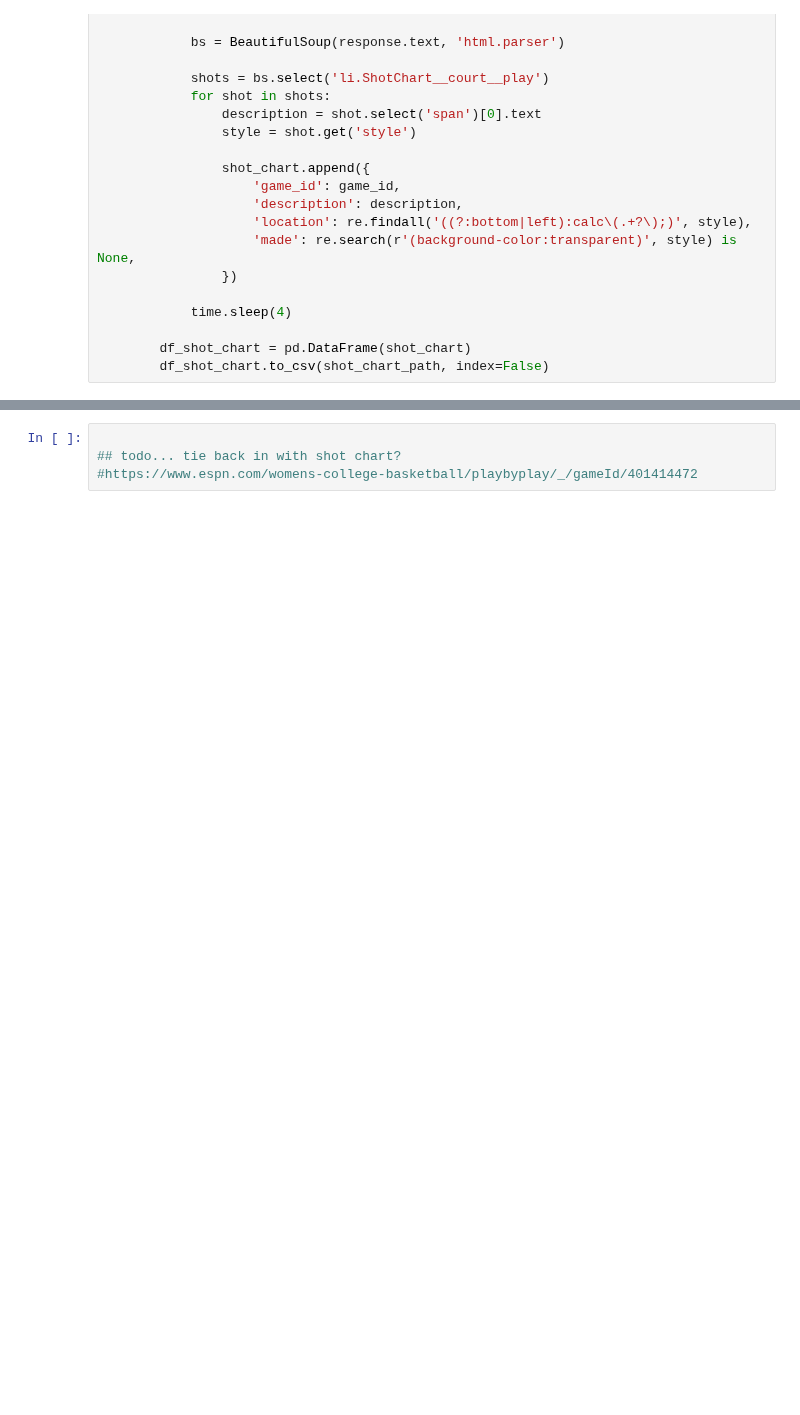
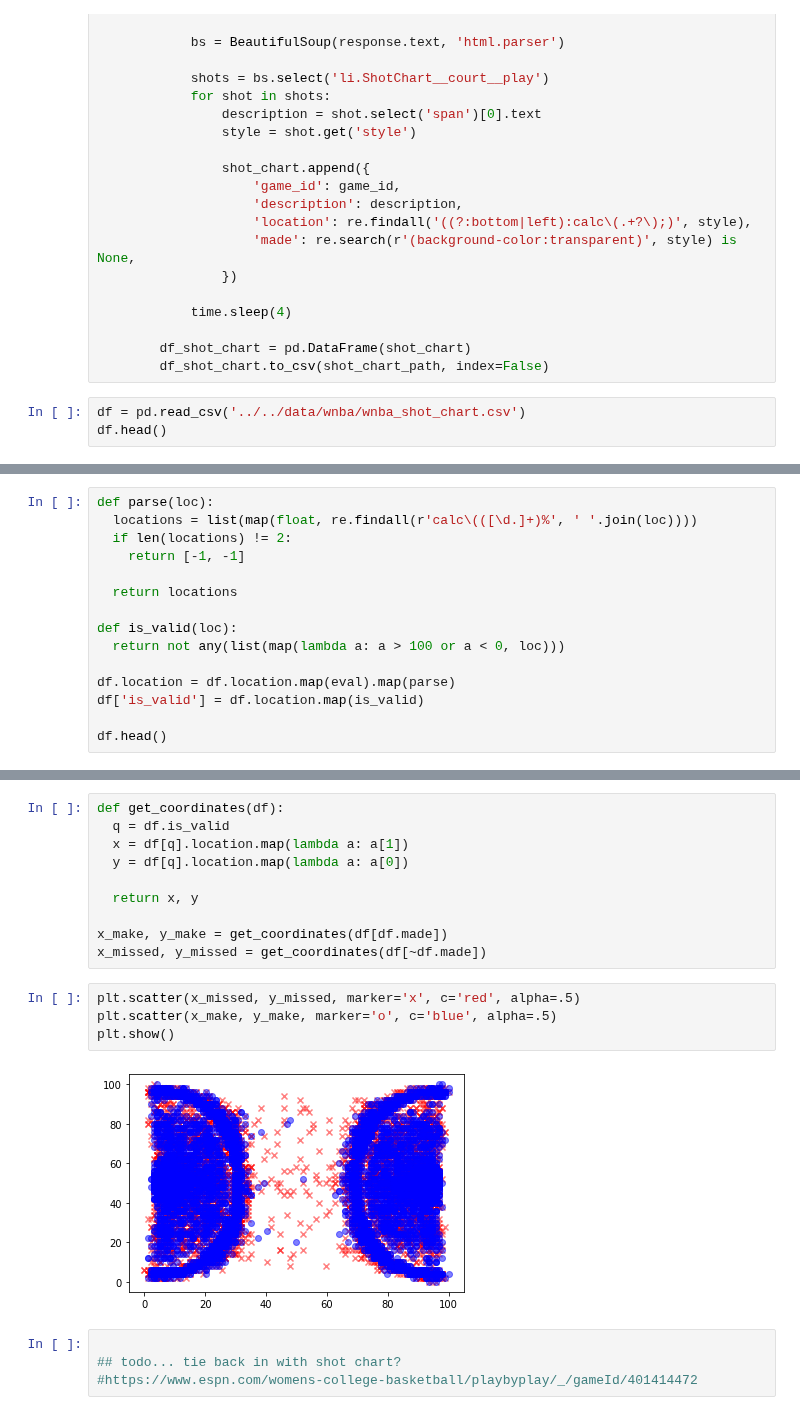
Before and after one commit to dpasse/monte, a Jupyter notebook: workspace/wncaa/teams.ipynb, the cells around one changed output, grey strips where cells are left out. Saved outputs shown, nothing was run; the diff lists cells and outputs as text; blank space fills up the shorter version.

```diff
--- a/workspace/wncaa/teams.ipynb
+++ b/workspace/wncaa/teams.ipynb
@@ -270,3 +271,6 @@ for option in parsing_options:
 
         df_shot_chart = pd.DataFrame(shot_chart)
         df_shot_chart.to_csv(shot_chart_path, index=False)
+# %%
+df = pd.read_csv('../../data/wnba/wnba_shot_chart.csv')
+df.head()
@@ -272,0 +284,15 @@ for option in parsing_options:
+# %%
+def parse(loc):
+  locations = list(map(float, re.findall(r'calc\(([\d.]+)%', ' '.join(loc))))
+  if len(locations) != 2:
+    return [-1, -1]
+
+  return locations
+
+def is_valid(loc):
+  return not any(list(map(lambda a: a > 100 or a < 0, loc)))
+
+df.location = df.location.map(eval).map(parse)
+df['is_valid'] = df.location.map(is_valid)
+
+df.head()
@@ -273,3 +306,19 @@ for option in parsing_options:
+# %%
+def get_coordinates(df):
+  q = df.is_valid
+  x = df[q].location.map(lambda a: a[1])
+  y = df[q].location.map(lambda a: a[0])
+
+  return x, y
+
+x_make, y_make = get_coordinates(df[df.made])
+x_missed, y_missed = get_coordinates(df[~df.made])
+# %%
+plt.scatter(x_missed, y_missed, marker='x', c='red', alpha=.5)
+plt.scatter(x_make, y_make, marker='o', c='blue', alpha=.5)
+plt.show()
+# %% [output]
+[figure, added]
 # %%
 
 ## todo... tie back in with shot chart?
```
Also changed, not shown: parts of 3 cells of this notebook, 1 other file.
